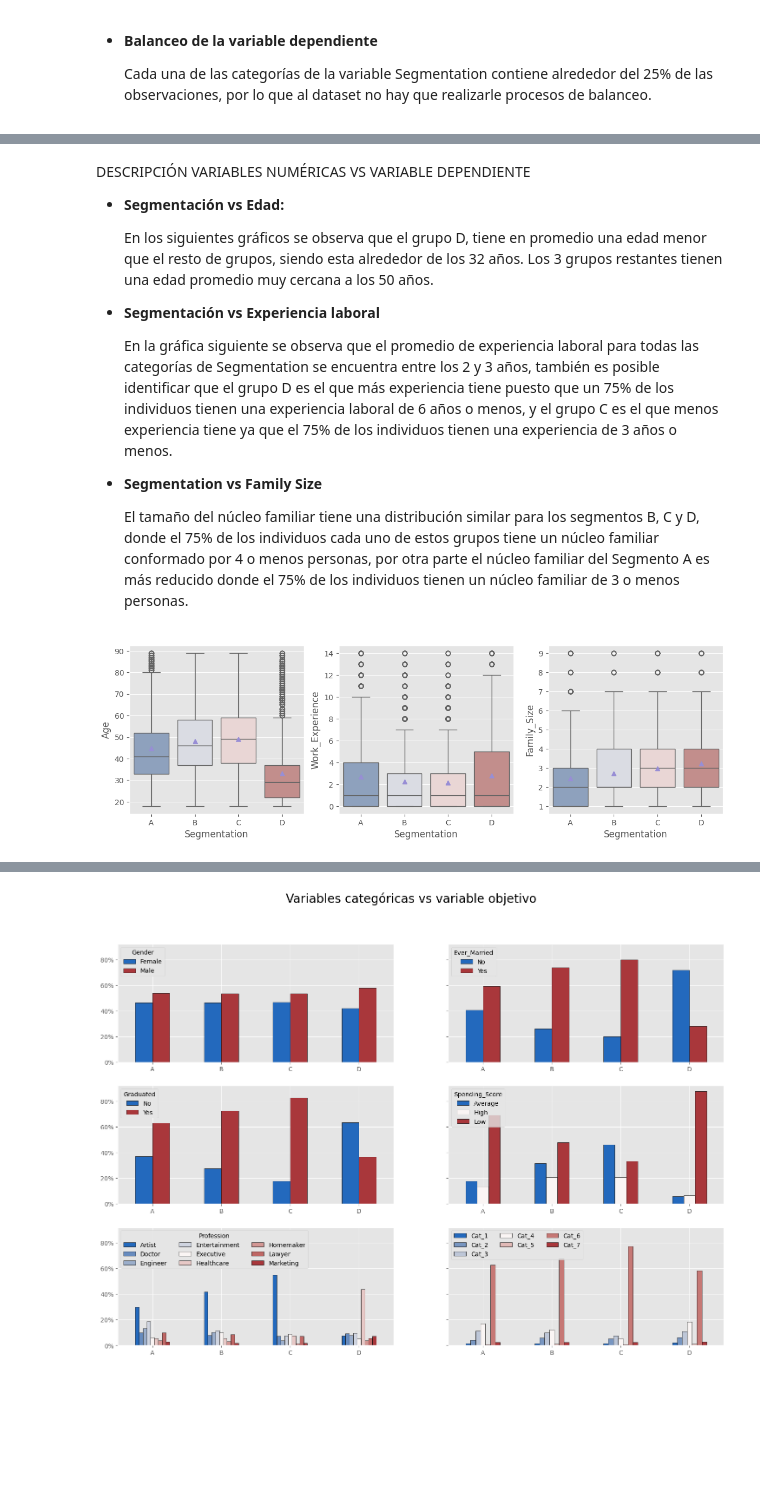
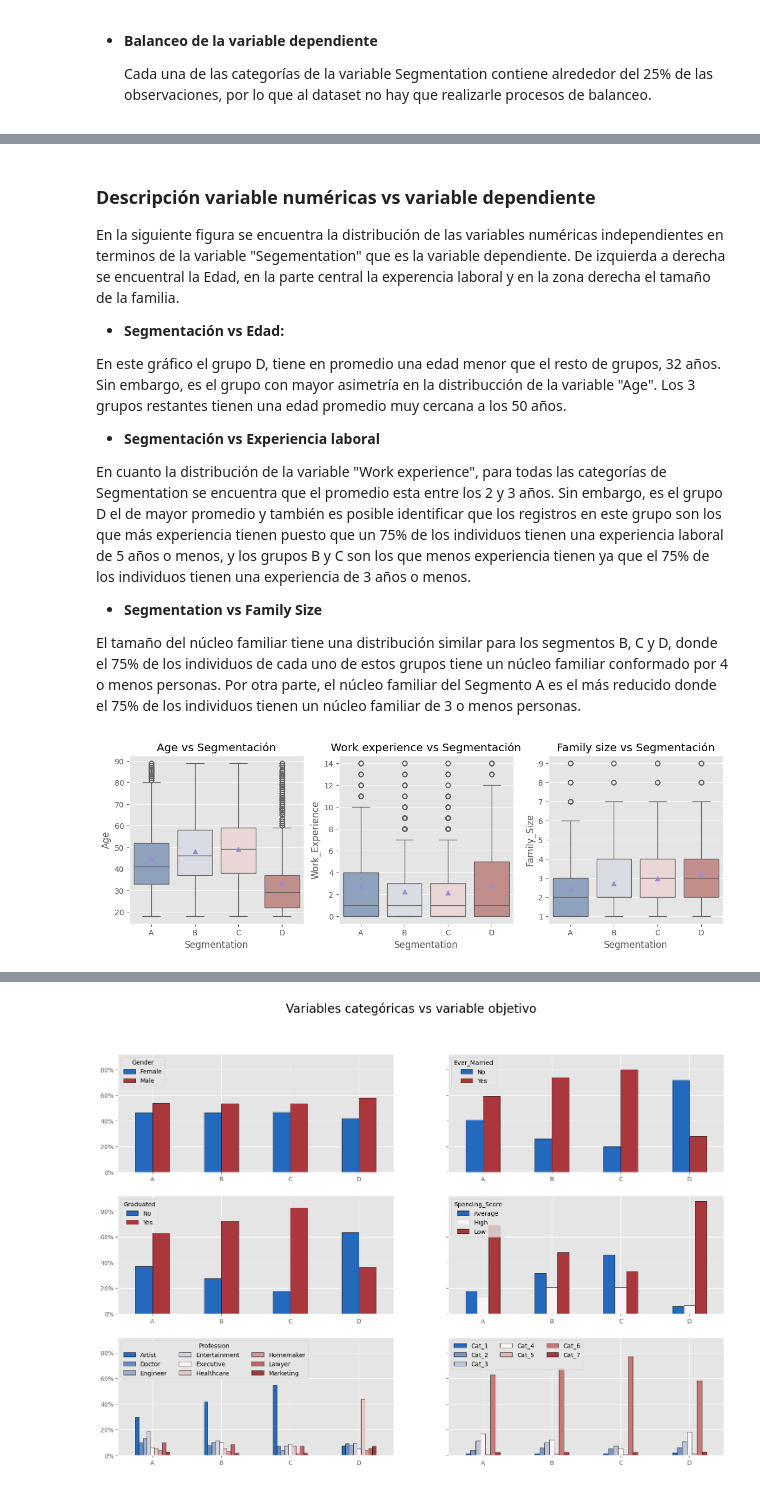
Before and after one commit to maryyuliana/fundamentos_I, a Jupyter notebook: Proyecto.ipynb, the cells around one changed output, grey strips where cells are left out. Saved outputs shown, nothing was run; the diff lists cells and outputs as text; code cells hidden in the pictures; blank space fills up the shorter version.

```diff
--- a/Proyecto.ipynb
+++ b/Proyecto.ipynb
@@ -259,24 +288,25 @@ plt.show()
 # %% [markdown]
-DESCRIPCIÓN VARIABLES NUMÉRICAS VS VARIABLE DEPENDIENTE
+### **Descripción variable numéricas vs variable dependiente**
+En la siguiente figura se encuentra la distribución de las variables numéricas independientes en terminos de la variable "Segementation" que es la variable dependiente. De izquierda a derecha se encuentral la Edad, en la parte central la experencia laboral y en la zona derecha el tamaño de la familia.
+
 * **Segmentación vs Edad:**
 
-    En los siguientes gráficos se observa que el grupo D, tiene en promedio una edad menor que el resto de grupos, siendo esta alrededor de los 32 años. Los 3 grupos restantes tienen una edad promedio muy cercana a los 50 años.
+ En este gráfico el grupo D, tiene en promedio una edad menor que el resto de grupos, 32 años. Sin embargo, es el grupo con mayor asimetría en la distribucción de la variable "Age". Los 3 grupos restantes tienen una edad promedio muy cercana a los 50 años.
 
 * **Segmentación vs Experiencia laboral**
 
-    En la gráfica siguiente se observa que el promedio de experiencia laboral para todas las categorías de Segmentation se encuentra entre los 2 y 3 años, también es posible identificar que el grupo D es el que más experiencia tiene puesto que un 75% de los individuos tienen una experiencia laboral de 6 años o menos, y el grupo C es el que menos experiencia tiene ya que el 75% de los individuos tienen una experiencia de 3 años o menos.
+En cuanto la distribución de la variable "Work experience", para todas las categorías de Segmentation se encuentra que el promedio esta entre los 2 y 3 años. Sin embargo, es el grupo D el de mayor promedio y también es posible identificar que los registros en este grupo son los que más experiencia tienen puesto que un 75% de los individuos tienen una experiencia laboral de 5 años o menos, y los grupos B y C son los que menos experiencia tienen ya que el  75% de los individuos tienen una experiencia de 3 años o menos.
 
 
 * **Segmentation vs Family Size**
 
-  El tamaño del núcleo familiar tiene una distribución similar para los segmentos B, C y D, donde el 75% de los individuos cada uno de estos grupos tiene un núcleo familiar conformado por 4 o menos personas, por otra parte el núcleo familiar del Segmento A es más reducido donde el 75% de los individuos tienen un núcleo familiar de 3 o menos personas.
+El tamaño del núcleo familiar tiene una distribución similar para los segmentos B, C y D, donde el 75% de los individuos de cada uno de estos grupos tiene un núcleo familiar conformado por 4 o menos personas. Por otra parte, el núcleo familiar del Segmento A es el más reducido donde el 75% de los individuos tienen un núcleo familiar de 3 o menos personas.
 # %%
 fig, (ax1 ,ax2, ax3) = plt.subplots(1,3, figsize = (14,4))
-sns.boxplot(data = train, x = 'Segmentation', y = 'Age',order = train.Segmentation.sort_values().unique(), ax = ax1, showmeans = True, palette = 'vlag')
-sns.boxplot(data = train, x = 'Segmentation', y = 'Work_Experience', order = train.Segmentation.sort_values().unique(), ax = ax2, showmeans = True,palette="vlag")
-sns.boxplot(data = train, x = 'Segmentation', y = 'Family_Size', order = train.Segmentation.sort_values().unique(), ax = ax3, showmeans = True, palette="vlag")
-
+sns.boxplot(data = train, x = 'Segmentation', y = 'Age',order = train.Segmentation.sort_values().unique(), ax = ax1, showmeans = True, palette = 'vlag').set(title='Age vs Segmentación')
+sns.boxplot(data = train, x = 'Segmentation', y = 'Work_Experience', order = train.Segmentation.sort_values().unique(), ax = ax2, showmeans = True,palette="vlag").set(title='Work experience vs Segmentación')
+sns.boxplot(data = train, x = 'Segmentation', y = 'Family_Size', order = train.Segmentation.sort_values().unique(), ax = ax3, showmeans = True, palette="vlag").set(title='Family size vs Segmentación')
 plt.show()
 # %% [output]
-[figure, old version]
+[figure, new version]
 # %% [markdown]
```
Also changed, not shown: parts of 95 cells of this notebook.
